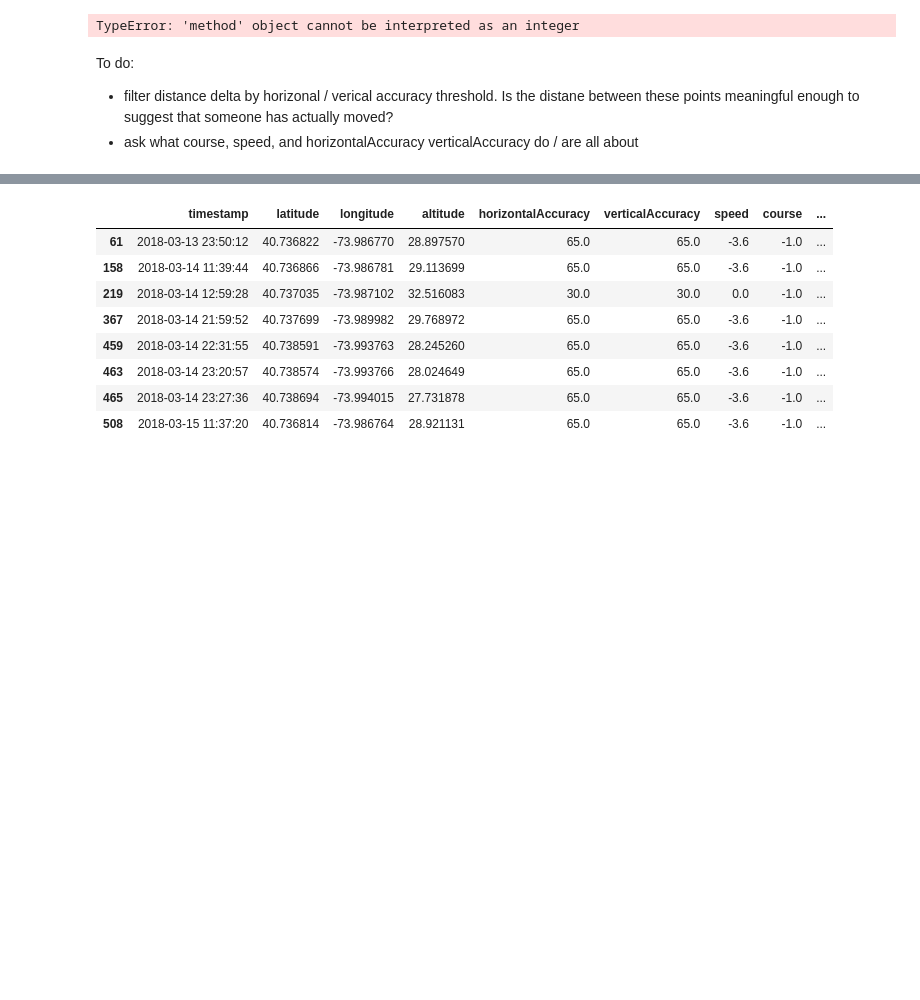
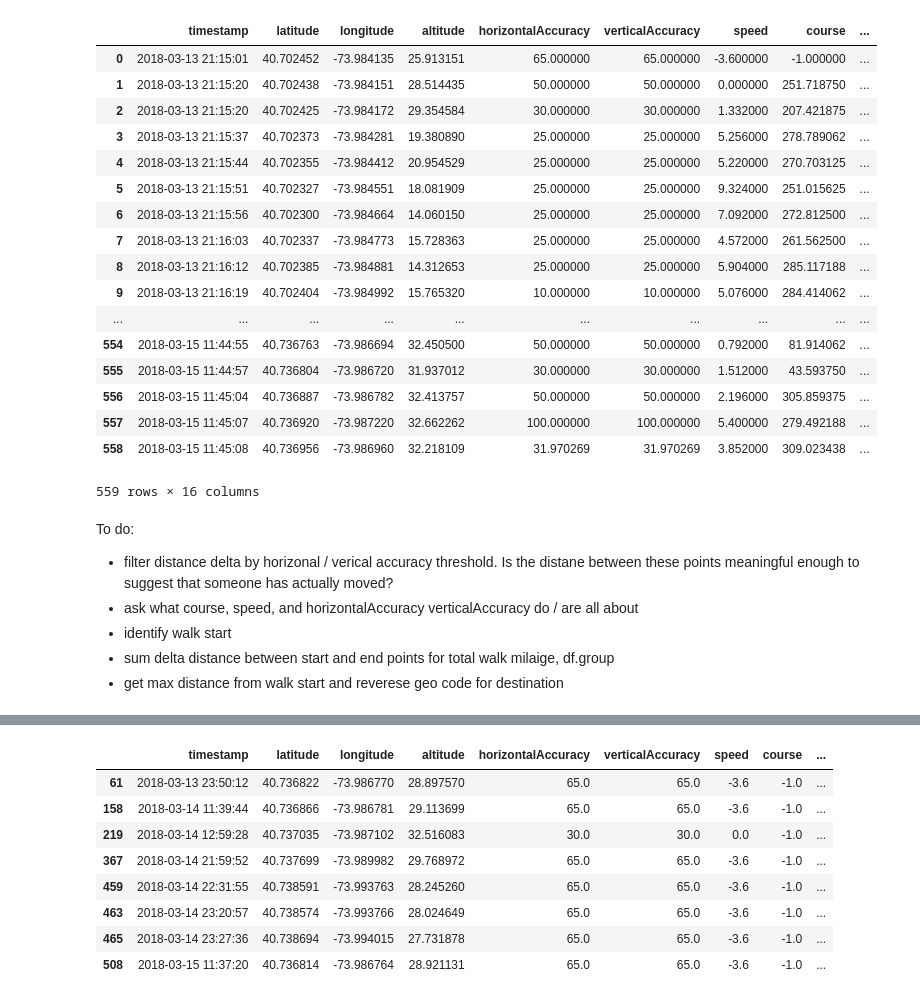
Before and after one commit to agconti/dog-walks, a Jupyter notebook: dog_walks.ipynb, the cells around one changed output, grey strips where cells are left out. Drawn from its saved outputs; the diff is of its cells as text; code cells hidden in the pictures; blank space fills up the shorter version.

```diff
--- a/dog_walks.ipynb
+++ b/dog_walks.ipynb
@@ -20,19 +22,39 @@ def is_walk(row):
 # %%
 date_columns = ['timestamp']
 df = pd.read_csv("./gps_dataset.csv", sep=";", parse_dates=date_columns)
 df.sort_values('timestamp')
 df['week_day'] = df.timestamp.dt.weekday_name
 df['timestamp_delta'] = df.timestamp - df.timestamp.shift(1)
 df['latitude_shift_1'] = df.latitude.shift(1)
 df['longitude_shift_1'] = df.longitude.shift(1)
 df['distance_delta'] = df.apply(distance_delta, axis=1)
 df['is_new_walk_by_time'] = df.timestamp_delta > timedelta(minutes=5)
-df['is_new_walk_by_distance'] = df.distance_delta > df[["horizontalAccuracy", "B"]].max(axis=1)
+df['is_new_walk_by_distance'] = df.distance_delta > df.distance_delta.std()
 df['is_walk'] = df.apply(is_walk, axis=1)
 df
 # %% [output]
+|  | timestamp | latitude | longitude | altitude | horizontalAccuracy | verticalAccuracy | speed | course | ... |
+| 0 | 2018-03-13 21:15:01 | 40.702452 | -73.984135 | 25.913151 | 65.000000 | 65.000000 | -3.600000 | -1.000000 | ... |
+| 1 | 2018-03-13 21:15:20 | 40.702438 | -73.984151 | 28.514435 | 50.000000 | 50.000000 | 0.000000 | 251.718750 | ... |
+| 2 | 2018-03-13 21:15:20 | 40.702425 | -73.984172 | 29.354584 | 30.000000 | 30.000000 | 1.332000 | 207.421875 | ... |
+| 3 | 2018-03-13 21:15:37 | 40.702373 | -73.984281 | 19.380890 | 25.000000 | 25.000000 | 5.256000 | 278.789062 | ... |
+| 4 | 2018-03-13 21:15:44 | 40.702355 | -73.984412 | 20.954529 | 25.000000 | 25.000000 | 5.220000 | 270.703125 | ... |
+| 5 | 2018-03-13 21:15:51 | 40.702327 | -73.984551 | 18.081909 | 25.000000 | 25.000000 | 9.324000 | 251.015625 | ... |
+| 6 | 2018-03-13 21:15:56 | 40.702300 | -73.984664 | 14.060150 | 25.000000 | 25.000000 | 7.092000 | 272.812500 | ... |
+| 7 | 2018-03-13 21:16:03 | 40.702337 | -73.984773 | 15.728363 | 25.000000 | 25.000000 | 4.572000 | 261.562500 | ... |
+| 8 | 2018-03-13 21:16:12 | 40.702385 | -73.984881 | 14.312653 | 25.000000 | 25.000000 | 5.904000 | 285.117188 | ... |
+| 9 | 2018-03-13 21:16:19 | 40.702404 | -73.984992 | 15.765320 | 10.000000 | 10.000000 | 5.076000 | 284.414062 | ... |
+| ... | ... | ... | ... | ... | ... | ... | ... | ... | ... |
+| 554 | 2018-03-15 11:44:55 | 40.736763 | -73.986694 | 32.450500 | 50.000000 | 50.000000 | 0.792000 | 81.914062 | ... |
+| 555 | 2018-03-15 11:44:57 | 40.736804 | -73.986720 | 31.937012 | 30.000000 | 30.000000 | 1.512000 | 43.593750 | ... |
+| 556 | 2018-03-15 11:45:04 | 40.736887 | -73.986782 | 32.413757 | 50.000000 | 50.000000 | 2.196000 | 305.859375 | ... |
+| 557 | 2018-03-15 11:45:07 | 40.736920 | -73.987220 | 32.662262 | 100.000000 | 100.000000 | 5.400000 | 279.492188 | ... |
+| 558 | 2018-03-15 11:45:08 | 40.736956 | -73.986960 | 32.218109 | 31.970269 | 31.970269 | 3.852000 | 309.023438 | ... |
-TypeError: 'method' object cannot be interpreted as an integer
+559 rows × 16 columns
 # %% [markdown]
 To do:
 - filter distance delta by horizonal / verical accuracy threshold. Is the distane between these points meaningful enough to suggest that someone has actually moved?
 - ask what course, speed, and horizontalAccuracy	verticalAccuracy do / are all about
+- identify walk start
+- sum delta distance between start and end points for total walk milaige, df.group
+- get max distance from walk start and reverese geo code for destination
```
Also changed, not shown: parts of 5 cells of this notebook.
